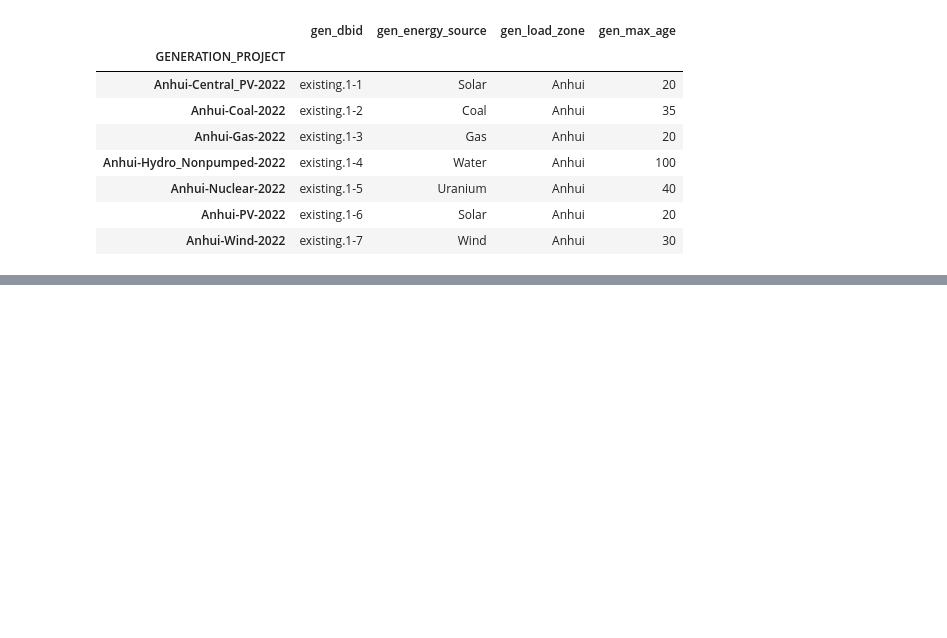
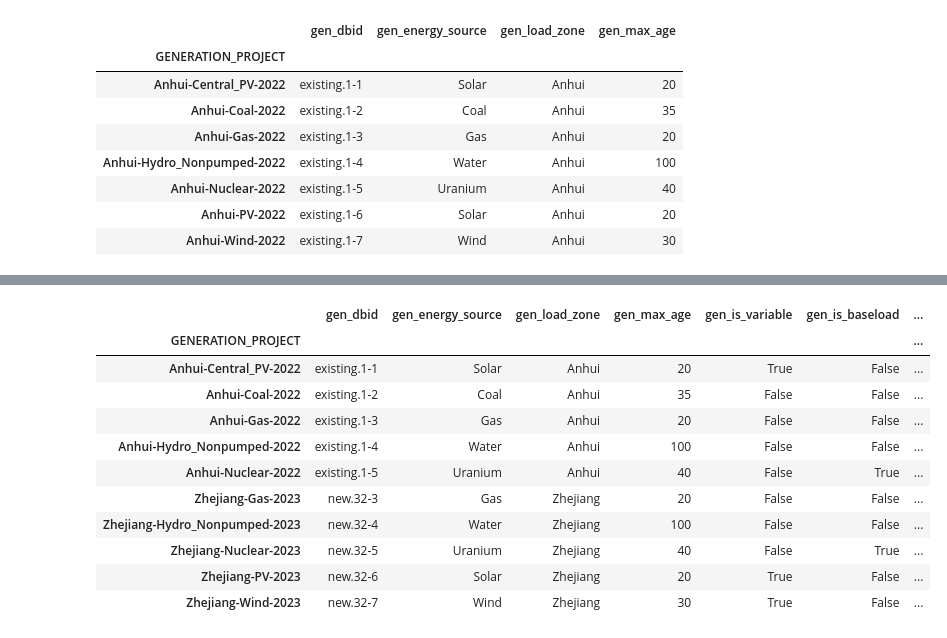
Before and after one commit to WEI-1228/pandas, a Jupyter notebook: gen_info.ipynb, the cells around one changed output, grey strips where cells are left out. Cells and saved outputs as stored; diff of their text form; code cells hidden in the pictures; blank space fills up the shorter version.

```diff
--- a/gen_info.ipynb
+++ b/gen_info.ipynb
@@ -146,0 +220,5 @@ generation_df.head(7)
+# %%
+dbid_list = list(generation_df["gen_dbid"])
+dbid_list = [x.split('.')[0] for x in dbid_list]
+generation_df["dbid"] = dbid_list
+generation_df.head(5)
@@ -146,0 +233,29 @@ generation_df.head(7)
+# %%
+generation_df["gen_variable_om"] = [0.] * len(generation_df)
+generation_df.loc[(generation_df["gen_energy_source"] == "Coal") & (generation_df["dbid"] == "existing"), "gen_variable_om"] = 3
+generation_df.loc[(generation_df["gen_energy_source"] == "Coal") & (generation_df["dbid"] == "new"), "gen_variable_om"] = 5
+
+generation_df.loc[(generation_df["gen_energy_source"] == "Gas") & (generation_df["dbid"] == "existing"), "gen_variable_om"] = 1.7
+generation_df.loc[(generation_df["gen_energy_source"] == "Gas") & (generation_df["dbid"] == "new"), "gen_variable_om"] = 2
+
+generation_df.loc[(generation_df["gen_energy_source"] == "Wind") & (generation_df["dbid"] == "existing"), "gen_variable_om"] = 0
+generation_df.loc[(generation_df["gen_energy_source"] == "Wind") & (generation_df["dbid"] == "new"), "gen_variable_om"] = 2.8
+
+generation_df.loc[(generation_df["gen_energy_source"] == "Uranium") & (generation_df["dbid"] == "existing"), "gen_variable_om"] = 3
+generation_df.loc[(generation_df["gen_energy_source"] == "Uranium") & (generation_df["dbid"] == "new"), "gen_variable_om"] = 0.5
+
+generation_df.drop("dbid", inplace=True, axis=1)
+pd.concat([generation_df.head(5), generation_df.tail(5)])
+# %% [output]
+|  | gen_dbid | gen_energy_source | gen_load_zone | gen_max_age | gen_is_variable | gen_is_baseload | ... |
+| GENERATION_PROJECT |  |  |  |  |  |  | ... |
+| Anhui-Central_PV-2022 | existing.1-1 | Solar | Anhui | 20 | True | False | ... |
+| Anhui-Coal-2022 | existing.1-2 | Coal | Anhui | 35 | False | False | ... |
+| Anhui-Gas-2022 | existing.1-3 | Gas | Anhui | 20 | False | False | ... |
+| Anhui-Hydro_Nonpumped-2022 | existing.1-4 | Water | Anhui | 100 | False | False | ... |
+| Anhui-Nuclear-2022 | existing.1-5 | Uranium | Anhui | 40 | False | True | ... |
+| Zhejiang-Gas-2023 | new.32-3 | Gas | Zhejiang | 20 | False | False | ... |
+| Zhejiang-Hydro_Nonpumped-2023 | new.32-4 | Water | Zhejiang | 100 | False | False | ... |
+| Zhejiang-Nuclear-2023 | new.32-5 | Uranium | Zhejiang | 40 | False | True | ... |
+| Zhejiang-PV-2023 | new.32-6 | Solar | Zhejiang | 20 | True | False | ... |
+| Zhejiang-Wind-2023 | new.32-7 | Wind | Zhejiang | 30 | True | False | ... |
```
Also changed, not shown: parts of 11 cells of this notebook.
